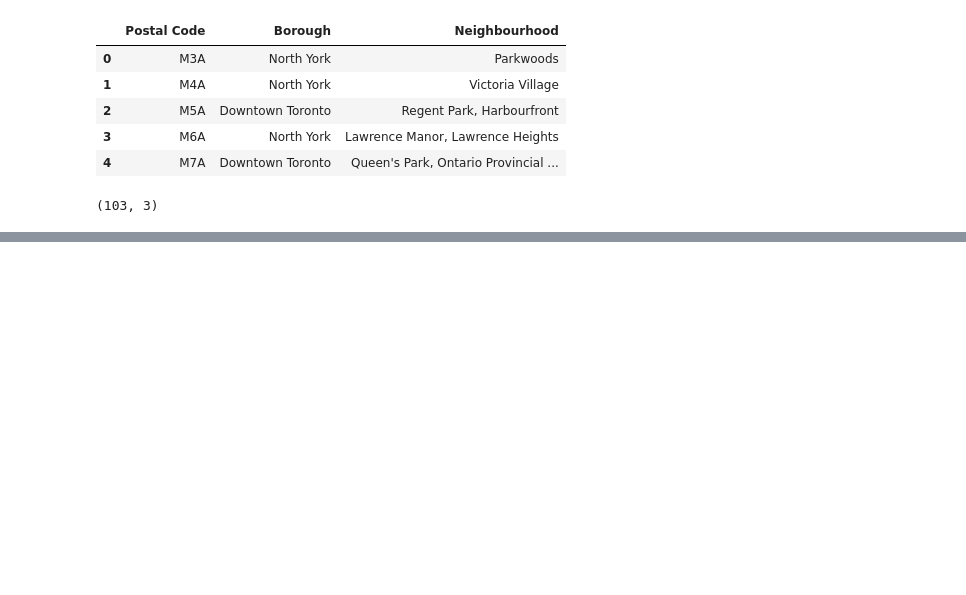
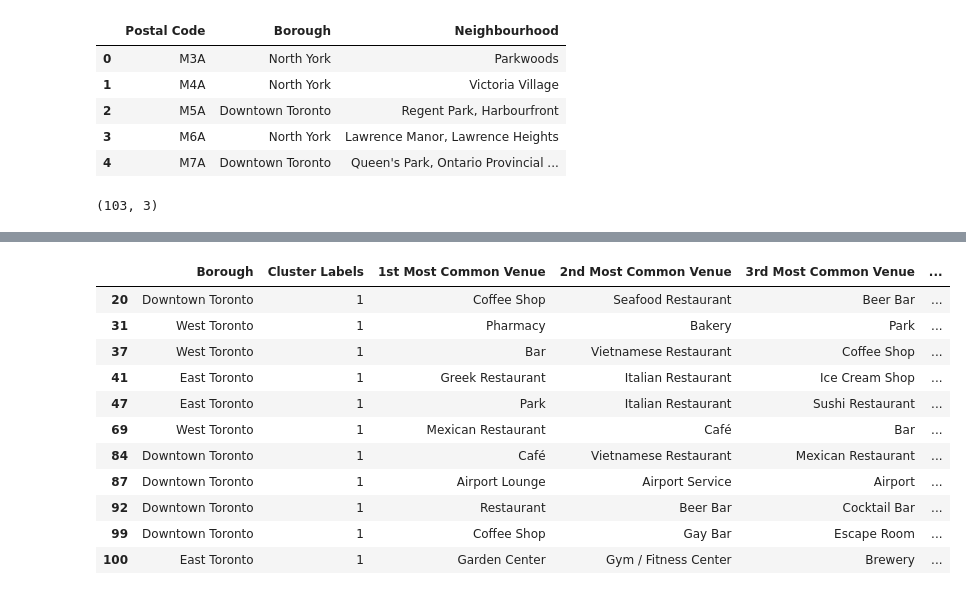
Before and after one commit to blackjacc/Coursera_Capstone, a Jupyter notebook: SC_neighborhoods.ipynb, the cells around one changed output, grey strips where cells are left out. Saved outputs shown, nothing was run; the diff lists cells and outputs as text; code cells hidden in the pictures; blank space fills up the shorter version.

```diff
--- a/SC_neighborhoods.ipynb
+++ b/SC_neighborhoods.ipynb
@@ -140,0 +465,16 @@ df.shape
+# %%
+
+toronto_merged_nonan.loc[toronto_merged_nonan['Cluster Labels'] == 1, toronto_merged_nonan.columns[[1] + list(range(5, toronto_merged_nonan.shape[1]))]]
+# %% [output]
+|  | Borough | Cluster Labels | 1st Most Common Venue | 2nd Most Common Venue | 3rd Most Common Venue | ... |
+| 20 | Downtown Toronto | 1 | Coffee Shop | Seafood Restaurant | Beer Bar | ... |
+| 31 | West Toronto | 1 | Pharmacy | Bakery | Park | ... |
+| 37 | West Toronto | 1 | Bar | Vietnamese Restaurant | Coffee Shop | ... |
+| 41 | East Toronto | 1 | Greek Restaurant | Italian Restaurant | Ice Cream Shop | ... |
+| 47 | East Toronto | 1 | Park | Italian Restaurant | Sushi Restaurant | ... |
+| 69 | West Toronto | 1 | Mexican Restaurant | Café | Bar | ... |
+| 84 | Downtown Toronto | 1 | Café | Vietnamese Restaurant | Mexican Restaurant | ... |
+| 87 | Downtown Toronto | 1 | Airport Lounge | Airport Service | Airport | ... |
+| 92 | Downtown Toronto | 1 | Restaurant | Beer Bar | Cocktail Bar | ... |
+| 99 | Downtown Toronto | 1 | Coffee Shop | Gay Bar | Escape Room | ... |
+| 100 | East Toronto | 1 | Garden Center | Gym / Fitness Center | Brewery | ... |
```
Also changed, not shown: parts of 37 cells of this notebook.
